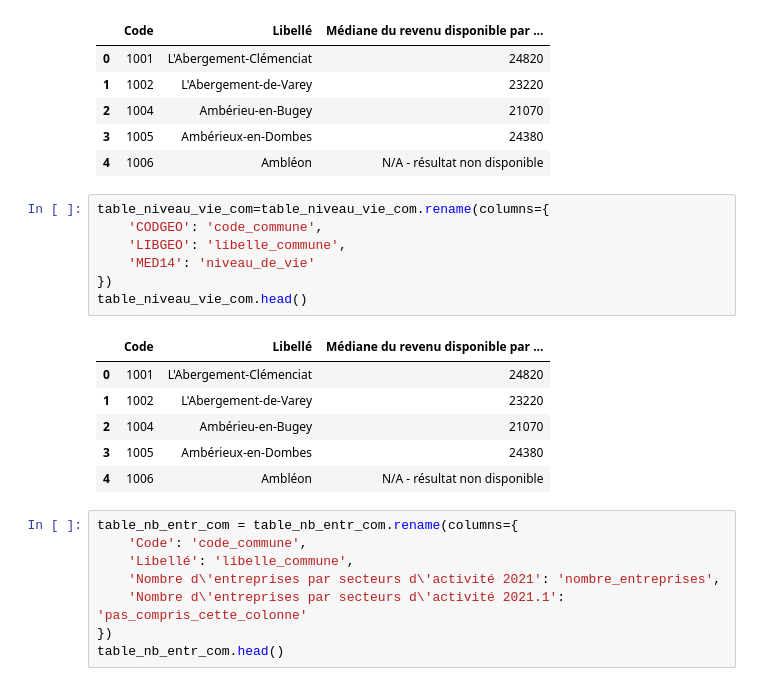
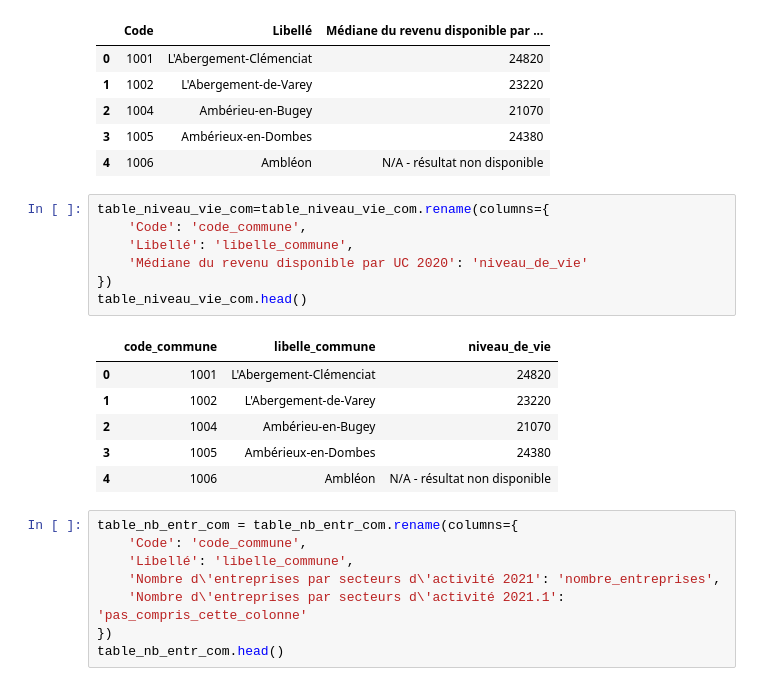
Before and after one commit to tgarnier067/Projet-Python-2023, a Jupyter notebook: Notebook_avec_modeles.ipynb, the cells around one changed output. Cells and saved outputs as stored; diff of their text form.

```diff
--- a/Notebook_avec_modeles.ipynb
+++ b/Notebook_avec_modeles.ipynb
@@ -407,13 +409,13 @@ table_niveau_vie_com.head()
 | 4 | 1006 | Ambléon | N/A - résultat non disponible |
 # %%
 table_niveau_vie_com=table_niveau_vie_com.rename(columns={
-    'CODGEO': 'code_commune',
-    'LIBGEO': 'libelle_commune',
-    'MED14': 'niveau_de_vie'
+    'Code': 'code_commune',
+    'Libellé': 'libelle_commune',
+    'Médiane du revenu disponible par UC 2020': 'niveau_de_vie'
 })
 table_niveau_vie_com.head()
 # %% [output]
-|  | Code | Libellé | Médiane du revenu disponible par ... |
+|  | code_commune | libelle_commune | niveau_de_vie |
 | 0 | 1001 | L'Abergement-Clémenciat | 24820 |
 | 1 | 1002 | L'Abergement-de-Varey | 23220 |
 | 2 | 1004 | Ambérieu-en-Bugey | 21070 |
```
Also changed, not shown: parts of 10 cells of this notebook, 1 other file.
